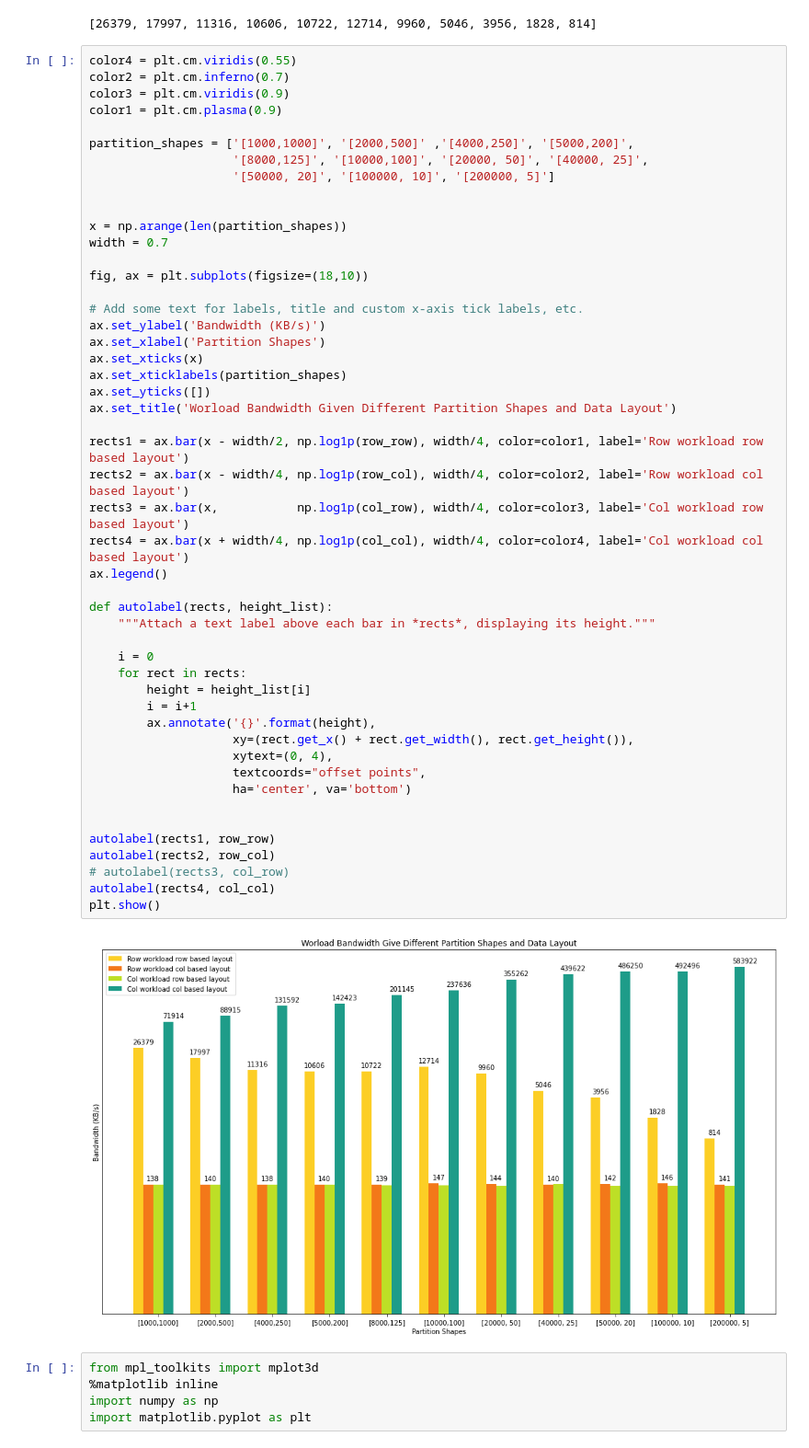
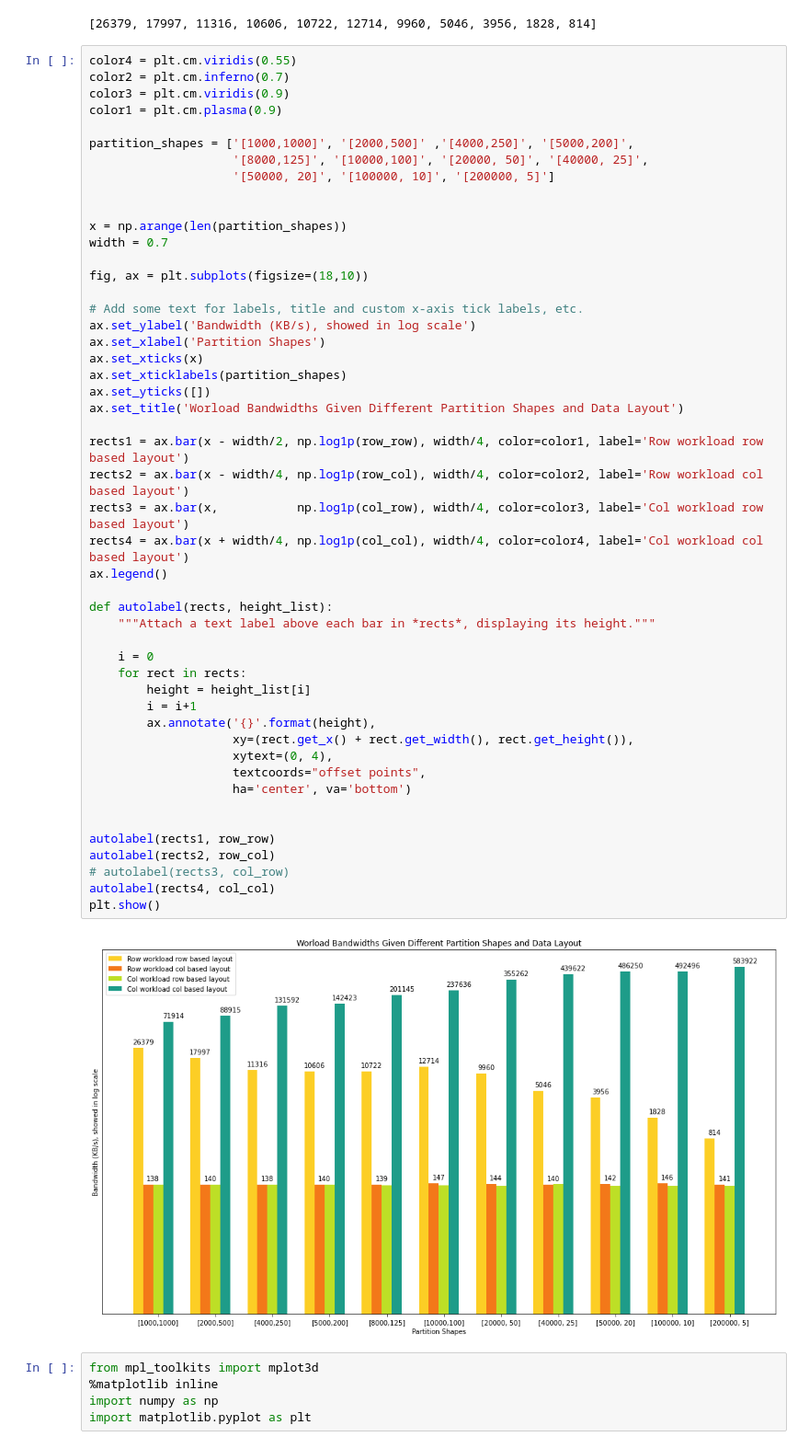
Before and after one commit to xweichu/DataPartition, a Jupyter notebook: Visualization.ipynb, the cells around one changed output. Shown at 92% size. Saved outputs shown, nothing was run; the diff lists cells and outputs as text.

Commit message:
updated the graph a little

```diff
--- a/Visualization.ipynb
+++ b/Visualization.ipynb
@@ -47,40 +47,40 @@ width = 0.7
 fig, ax = plt.subplots(figsize=(18,10))
 
 # Add some text for labels, title and custom x-axis tick labels, etc.
-ax.set_ylabel('Bandwidth (KB/s)')
+ax.set_ylabel('Bandwidth (KB/s), showed in log scale')
 ax.set_xlabel('Partition Shapes')
 ax.set_xticks(x)
 ax.set_xticklabels(partition_shapes)
 ax.set_yticks([])
-ax.set_title('Worload Bandwidth Given Different Partition Shapes and Data Layout')
+ax.set_title('Worload Bandwidths Given Different Partition Shapes and Data Layout')
 
 rects1 = ax.bar(x - width/2, np.log1p(row_row), width/4, color=color1, label='Row workload row based layout')
 rects2 = ax.bar(x - width/4, np.log1p(row_col), width/4, color=color2, label='Row workload col based layout')
 rects3 = ax.bar(x,           np.log1p(col_row), width/4, color=color3, label='Col workload row based layout')
 rects4 = ax.bar(x + width/4, np.log1p(col_col), width/4, color=color4, label='Col workload col based layout')
 ax.legend()
 
 def autolabel(rects, height_list):
     """Attach a text label above each bar in *rects*, displaying its height."""
 
     i = 0
     for rect in rects:
         height = height_list[i]
         i = i+1
         ax.annotate('{}'.format(height),
                     xy=(rect.get_x() + rect.get_width(), rect.get_height()),
                     xytext=(0, 4),
                     textcoords="offset points",
                     ha='center', va='bottom')
 
 
 autolabel(rects1, row_row)
 autolabel(rects2, row_col)
 # autolabel(rects3, col_row)
 autolabel(rects4, col_col)
 plt.show()
 # %% [output]
-[figure, old version]
+[figure, new version]
 # %%
 from mpl_toolkits import mplot3d
 %matplotlib inline
```
